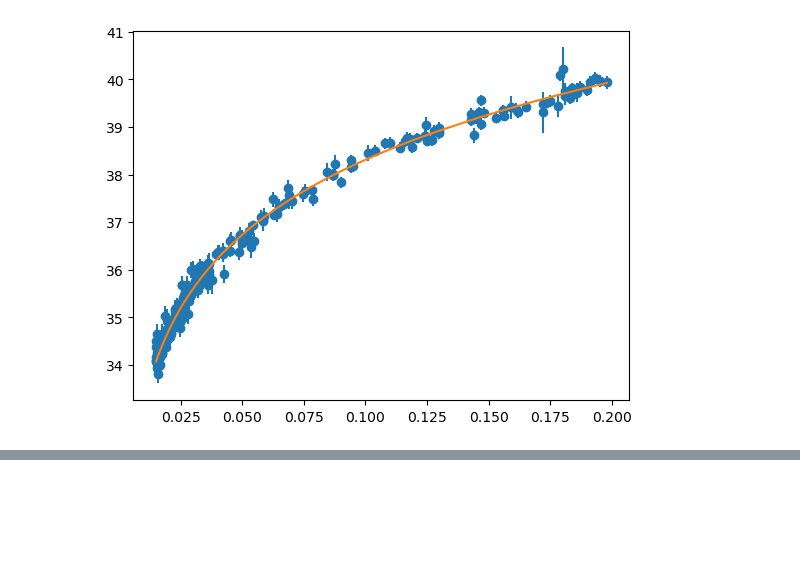
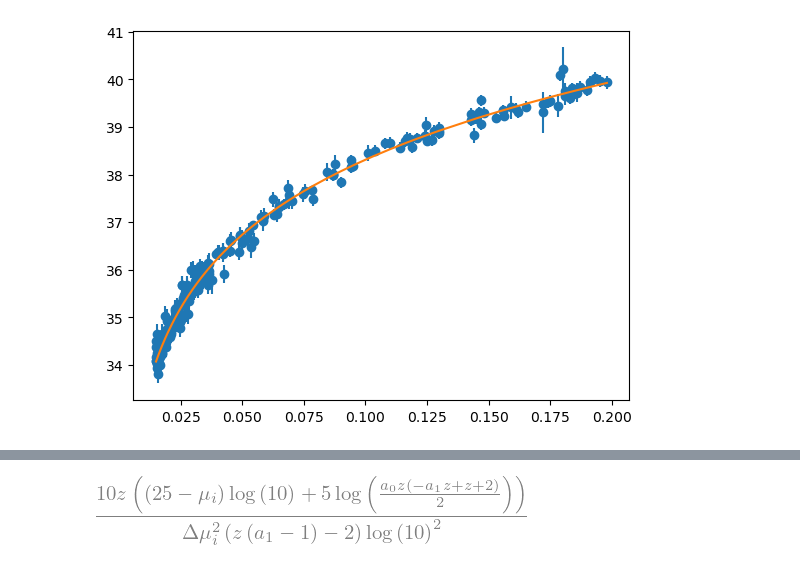
Before and after one commit to zingale/computational_astrophysics, a Jupyter notebook: content/fitting/application-snia-h0.ipynb, the cells around one changed output, grey strips where cells are left out. Saved outputs shown, nothing was run; the diff lists cells and outputs as text; code cells hidden in the pictures; blank space fills up the shorter version.

```diff
--- a/content/fitting/application-snia-h0.ipynb
+++ b/content/fitting/application-snia-h0.ipynb
@@ -119,0 +159,5 @@ fig
+# %%
+g1 = c2.diff(a1)
+simplify(g1)
+# %% [output]
+[figure, added]
```
Also changed, not shown: parts of 11 cells of this notebook, 1 other file.
